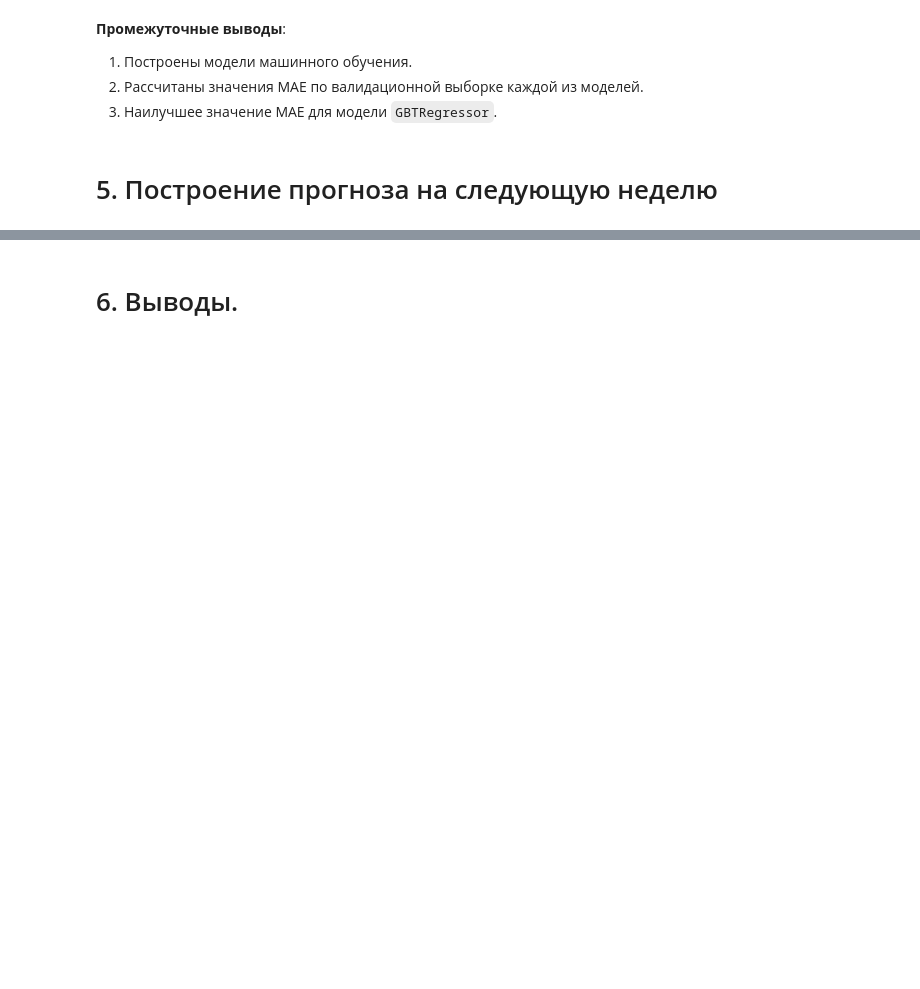
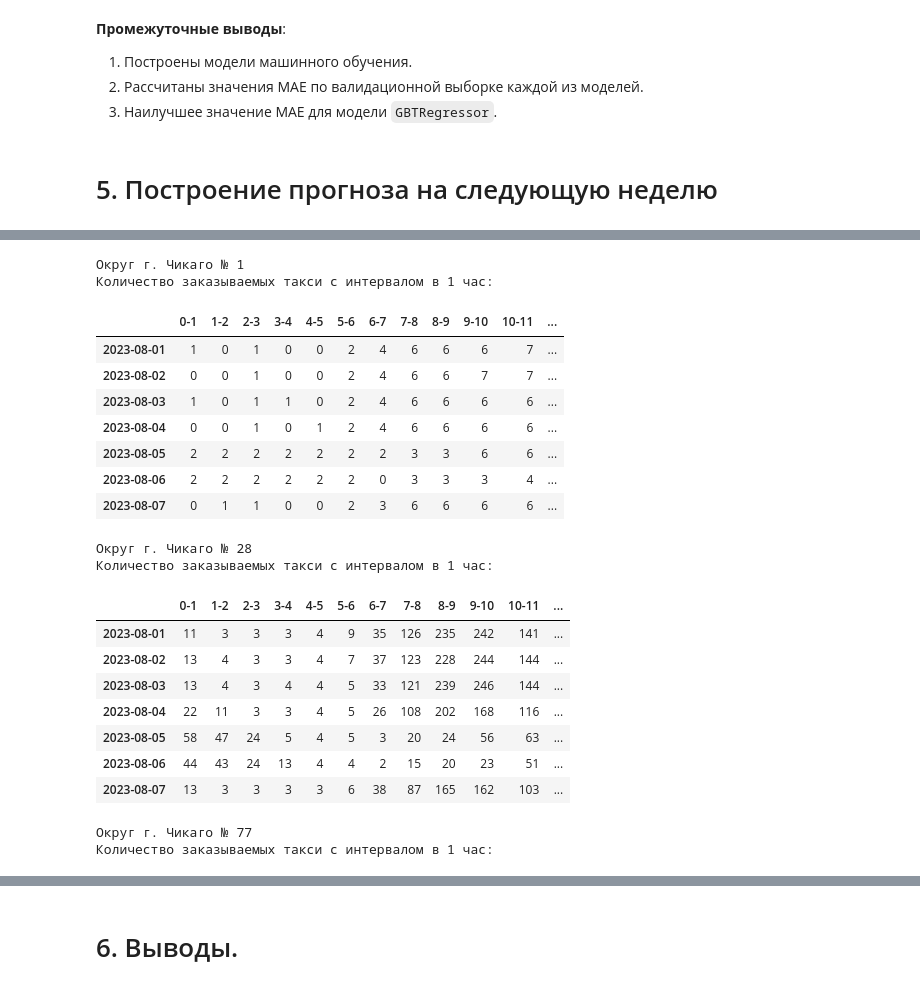
Before and after one commit to evgeniy-yandex/Data_Science, a Jupyter notebook: BigData_PySpark_taxi/BigData_pySPARK_taxi.ipynb, the cells around one changed output, grey strips where cells are left out. Cells and saved outputs as stored; diff of their text form; code cells hidden in the pictures; blank space fills up the shorter version.

```diff
--- a/BigData_PySpark_taxi/BigData_pySPARK_taxi.ipynb
+++ b/BigData_PySpark_taxi/BigData_pySPARK_taxi.ipynb
@@ -1007,12 +1055,13 @@ for step in tqdm(range(10)):
     if step == 0: # Выделим тестовую часть (и для расчёта на неделю)
         last_week = data_hours.filter(F.col("datetime") >= F.lit('2023-07-25'))
 
-        date_first = last_week.select(F.min('datetime')).first()[0]
-        date_last = last_week.select(F.max('datetime')).first()[0]
+        date_test_first = last_week.select(F.min('datetime')).first()[0]
+        date_test_last = last_week.select(F.max('datetime')).first()[0]
 
         print('Для расчёта заказов на следующей неделе используются',
-              'заказы такси с', date_first, 'и до', date_last, 'продолжительностью',
-              "{} дней.".format((date_last - date_first).days))
+              'заказы такси с', date_test_first, 'и до',
+              date_test_last, 'продолжительностью',
+              "{} дней.".format((date_test_last - date_test_first).days))
 
     if step == 1: # Выделим оставшуюся, после выделения test части
         data_hours =(data_hours.
@@ -1196,0 +1277,10 @@ GBTR_test_MAE: 1.9520052013772167
+# %%
+# Загрузка подготовленного датасета.
+local_path = 'predictions.csv'
+
+if os.path.exists(local_path):
+    # Загрузка датасета с данными за 2022 год.
+    df_res = load_dataset(local_path);
+    print('Local dataset is loaded successfully.')
+else:
+    print('Something is wrong.')
@@ -1243,0 +1298,57 @@ for l_area in tqdm(look_areas): # Чтобы видеть, что процесс
+# %%
+# Введите в список номер региона города Чикаго для просмотра
+# количества такси, необходимых для заказа на ближайшую неделю.
+
+look_areas = [1, 28, 77] # В диапазоне 1...77
+
+for l_area in tqdm(look_areas): # Чтобы видеть, что процесс выполняется
+    if l_area not in [i for i in range(1, NUMBER_CHICAGO_AREAS+1)]:
+        print('Округ г. Чикаго №', l_area,
+             'указан НЕВЕРНО! Пожалуйста, укажите число от 1 до',
+              NUMBER_CHICAGO_AREAS, '\n')
+        continue
+
+    name_col = 'predict_' + str(l_area)
+    df_area = df_res['datetime', name_col]
+    df_area = df_area.sort(['datetime'], ascending = True)
+
+    predicts_list = [int(row[name_col]) for row in df_area.collect()]
+
+    data = {}
+    print('Округ г. Чикаго №', l_area)
+    print('Количество заказываемых такси с интервалом в 1 час:')
+    for i in range(7):
+        data['2023-08-0'+str(i+1)] = predicts_list[24*i:24*(i+1)]
+
+    df = pd.DataFrame(data)
+    df = df.T
+
+    name_cols = []
+    for i in range(24):
+        name_cols.append(str(i)+'-'+str(i+1))
+
+    df.columns = name_cols
+    display(df)
+# %% [output]
+Округ г. Чикаго № 1
+Количество заказываемых такси с интервалом в 1 час:
+|  | 0-1 | 1-2 | 2-3 | 3-4 | 4-5 | 5-6 | 6-7 | 7-8 | 8-9 | 9-10 | 10-11 | ... |
+| 2023-08-01 | 1 | 0 | 1 | 0 | 0 | 2 | 4 | 6 | 6 | 6 | 7 | ... |
+| 2023-08-02 | 0 | 0 | 1 | 0 | 0 | 2 | 4 | 6 | 6 | 7 | 7 | ... |
+| 2023-08-03 | 1 | 0 | 1 | 1 | 0 | 2 | 4 | 6 | 6 | 6 | 6 | ... |
+| 2023-08-04 | 0 | 0 | 1 | 0 | 1 | 2 | 4 | 6 | 6 | 6 | 6 | ... |
+| 2023-08-05 | 2 | 2 | 2 | 2 | 2 | 2 | 2 | 3 | 3 | 6 | 6 | ... |
+| 2023-08-06 | 2 | 2 | 2 | 2 | 2 | 2 | 0 | 3 | 3 | 3 | 4 | ... |
+| 2023-08-07 | 0 | 1 | 1 | 0 | 0 | 2 | 3 | 6 | 6 | 6 | 6 | ... |
+Округ г. Чикаго № 28
+Количество заказываемых такси с интервалом в 1 час:
+|  | 0-1 | 1-2 | 2-3 | 3-4 | 4-5 | 5-6 | 6-7 | 7-8 | 8-9 | 9-10 | 10-11 | ... |
+| 2023-08-01 | 11 | 3 | 3 | 3 | 4 | 9 | 35 | 126 | 235 | 242 | 141 | ... |
+| 2023-08-02 | 13 | 4 | 3 | 3 | 4 | 7 | 37 | 123 | 228 | 244 | 144 | ... |
+| 2023-08-03 | 13 | 4 | 3 | 4 | 4 | 5 | 33 | 121 | 239 | 246 | 144 | ... |
+| 2023-08-04 | 22 | 11 | 3 | 3 | 4 | 5 | 26 | 108 | 202 | 168 | 116 | ... |
+| 2023-08-05 | 58 | 47 | 24 | 5 | 4 | 5 | 3 | 20 | 24 | 56 | 63 | ... |
+| 2023-08-06 | 44 | 43 | 24 | 13 | 4 | 4 | 2 | 15 | 20 | 23 | 51 | ... |
+| 2023-08-07 | 13 | 3 | 3 | 3 | 3 | 6 | 38 | 87 | 165 | 162 | 103 | ... |
+Округ г. Чикаго № 77
+Количество заказываемых такси с интервалом в 1 час:
```
Also changed, not shown: parts of 28 cells of this notebook.
